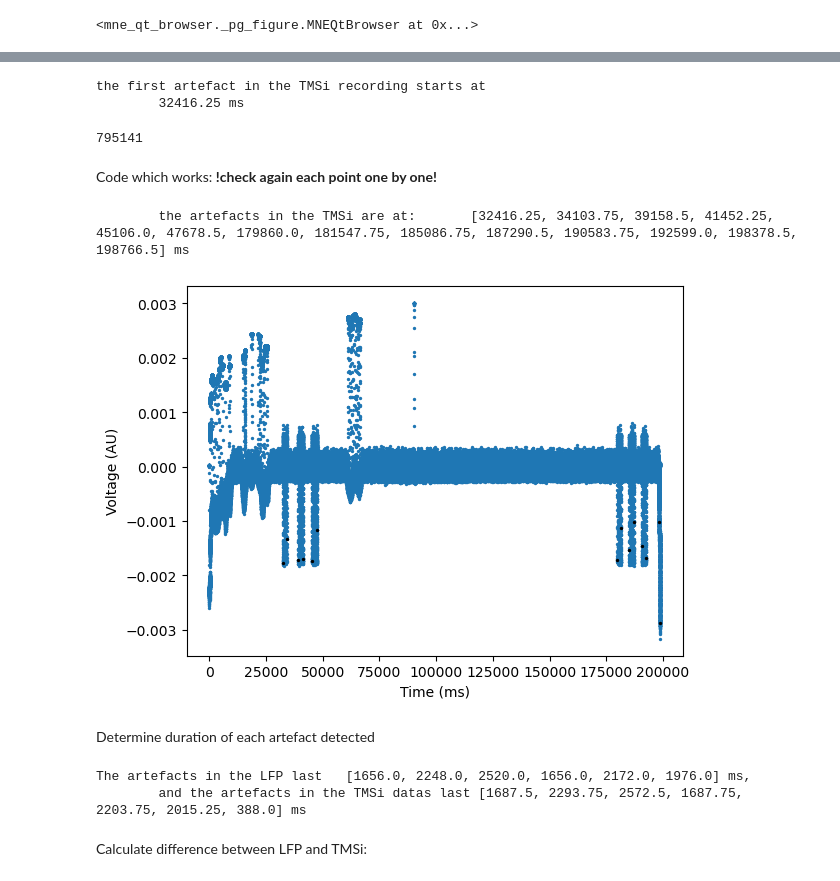
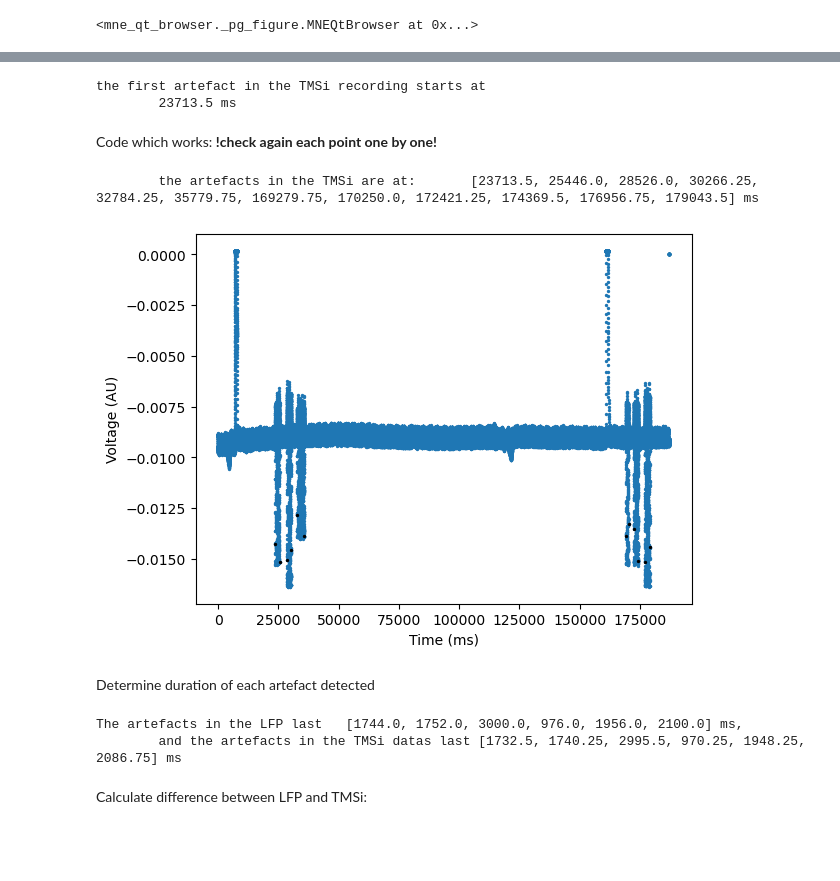
Before and after one commit to juliettevivien/Synchronization, a Jupyter notebook: Align LFP data with sensor data.ipynb, the cells around one changed output, grey strips where cells are left out. Cells and saved outputs as stored; diff of their text form; code cells hidden in the pictures; blank space fills up the shorter version.

```diff
--- a/Align LFP data with sensor data.ipynb
+++ b/Align LFP data with sensor data.ipynb
@@ -343,10 +343,10 @@ mne_object.plot(start = 5, duration = 5, n_channels = 2)
 Using qt as 2D backend.
 <mne_qt_browser._pg_figure.MNEQtBrowser at 0x...>
 # %%
-BIP01 = mne_object.get_data()[65]
+BIP01 = mne_object.get_data()[0]
 plt.xlabel('Time (ms)')
 plt.ylabel('Voltage (AU)')
 plt.plot(x2_time,BIP01,linewidth=1)
-plt.xlim
+#plt.xlim(23000,25000)
 plt.show()
 # %% [output]
@@ -396,12 +363,13 @@ plt.show()
 # %%
-len(mne_object_filtered)
+len(BIP01)
 time_point=32000
-index_start = int(time_point/1000*mne_object.info['sfreq'])
+#index_start = int(time_point/1000*mne_object.info['sfreq'])
+index_start=0
 
 artefact_start_time_TMSi = 0
 l = 0
-for l in range(index_start,len(mne_object_filtered)-1):
-    if (mne_object_filtered[l] <= -0.0005):
+for l in range(index_start,len(BIP01)-1):
+    if (BIP01[l] <= -0.0125):
         artefact_start_time_TMSi = x2_time[l]
         break
     else:
@@ -409,11 +377,7 @@ for l in range(index_start,len(mne_object_filtered)-1):
 print(f'the first artefact in the TMSi recording starts at \n\t{artefact_start_time_TMSi} ms')
 # %% [output]
 the first artefact in the TMSi recording starts at
-        32416.25 ms
+        23713.5 ms
-# %%
-len(mne_object_filtered)
-# %% [output]
-795141
 # %% [markdown]
 Code which works: **!check again each point one by one!**
 # %%
@@ -421,40 +385,41 @@ Code which works: **!check again each point one by one!**
 artefacts_x_TMSi = []
 artefacts_y_TMSi = []
 stimON = False
+thresh = -0.0125
+
 
 #start looking at each value one by one and append the timepoint to the list depending on the state and threshold crossed
-for q in range(30000,(len(mne_object_filtered)-1)):
-    if (stimON == False):
-        if (mne_object_filtered[q] <= -0.001) and (mne_object_filtered[q+33] <= -0.0005):
+for q in range(0,(len(BIP01)-1)):
+    if (stimON == False) and (BIP01[q] <= thresh) and (BIP01[q] < BIP01[q+1]) and (BIP01[q] < BIP01[q-1]):
+        artefacts_x_TMSi.append(x2_time[q])
+        artefacts_y_TMSi.append(BIP01[q])
+        stimON = True
+        q = q+1
+    if (stimON == True) and (BIP01[q] <= thresh) and (BIP01[q] < BIP01[q+1]) and (BIP01[q] < BIP01[q-1]):
+        if (all(BIP01[(q+3):(q+100)] > thresh)):
             artefacts_x_TMSi.append(x2_time[q])
-            artefacts_y_TMSi.append(mne_object_filtered[q])
-            stimON = True
-            q = q+1
-        else:
-            q = q+1
-
-    if (stimON == True):
-        if (mne_object_filtered[q] <= -0.001) and (mne_object_filtered[q-1] > mne_object_filtered[q]) and (mne_object_filtered[q] < mne_object_filtered[q+1]) and (mne_object_filtered[q+33] >= -0.0005):
-            artefacts_x_TMSi.append(x2_time[q])
-            artefacts_y_TMSi.append(mne_object_filtered[q])
+            artefacts_y_TMSi.append(BIP01[q])
             stimON = False
             q = q+1
         else:
             q = q+1
+    else:
+        q = q+1
+
 
 print(
     f'\n\tthe artefacts in the TMSi are at: \t{artefacts_x_TMSi} ms')
 # %% [output]
-        the artefacts in the TMSi are at:       [32416.25, 34103.75, 39158.5, 41452.25, 45106.0, 47678.5, 179860.0, 181547.75, 185086.75, 187290.5, 190583.75, 192599.0, 198378.5, 198766.5] ms
+        the artefacts in the TMSi are at:       [23713.5, 25446.0, 28526.0, 30266.25, 32784.25, 35779.75, 169279.75, 170250.0, 172421.25, 174369.5, 176956.75, 179043.5] ms
 # %%
 plt.xlabel('Time (ms)')
 plt.ylabel('Voltage (AU)')
-#plt.xlim(187280,187310)
-plt.scatter(x2_time,mne_object_filtered,linewidth=1,s=2)
+#plt.xlim(35700,35800)
+plt.scatter(x2_time,BIP01,linewidth=1,s=2)
 plt.scatter(artefacts_x_TMSi,artefacts_y_TMSi,color='black',s=2)
 plt.show()
 # %% [output]
-[figure, old version]
+[figure, new version]
 # %% [markdown]
 Determine duration of each artefact detected
 # %%
@@ -469,8 +434,8 @@ print(
 	f'The artefacts in the LFP last \t{artefact_duration_LFP} ms,'
 	f'\n\tand the artefacts in the TMSi datas last {artefact_duration_TMSi} ms')
 # %% [output]
-The artefacts in the LFP last   [1656.0, 2248.0, 2520.0, 1656.0, 2172.0, 1976.0] ms,
-        and the artefacts in the TMSi datas last [1687.5, 2293.75, 2572.5, 1687.75, 2203.75, 2015.25, 388.0] ms
+The artefacts in the LFP last   [1744.0, 1752.0, 3000.0, 976.0, 1956.0, 2100.0] ms,
+        and the artefacts in the TMSi datas last [1732.5, 1740.25, 2995.5, 970.25, 1948.25, 2086.75] ms
 # %% [markdown]
 Calculate difference between LFP and TMSi:
 # %%
```
Also changed, not shown: parts of 21 cells of this notebook.
